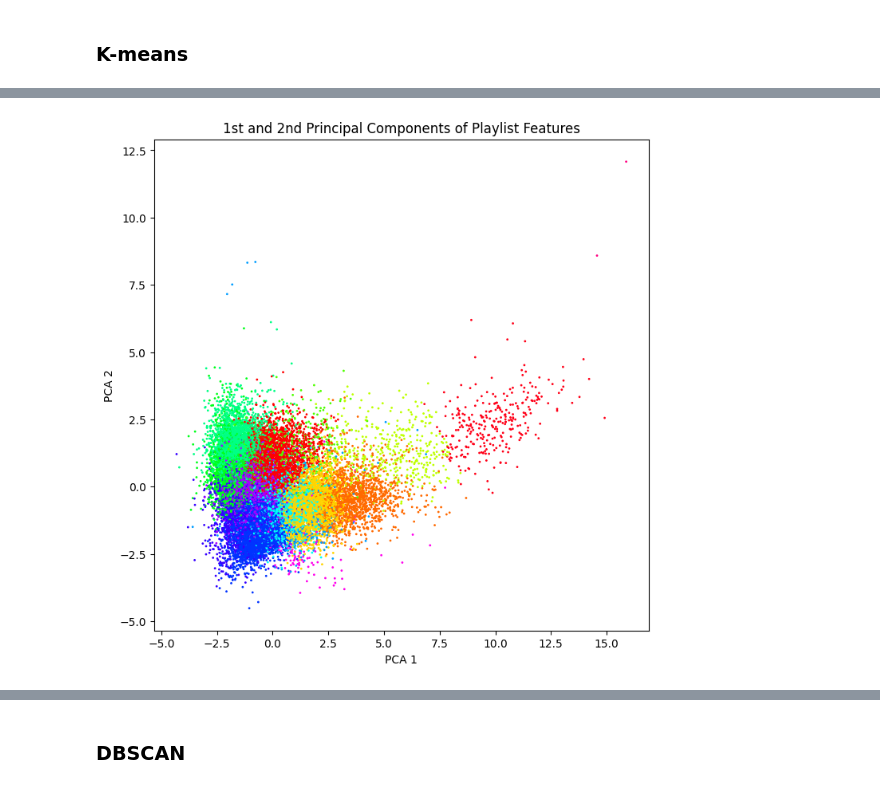
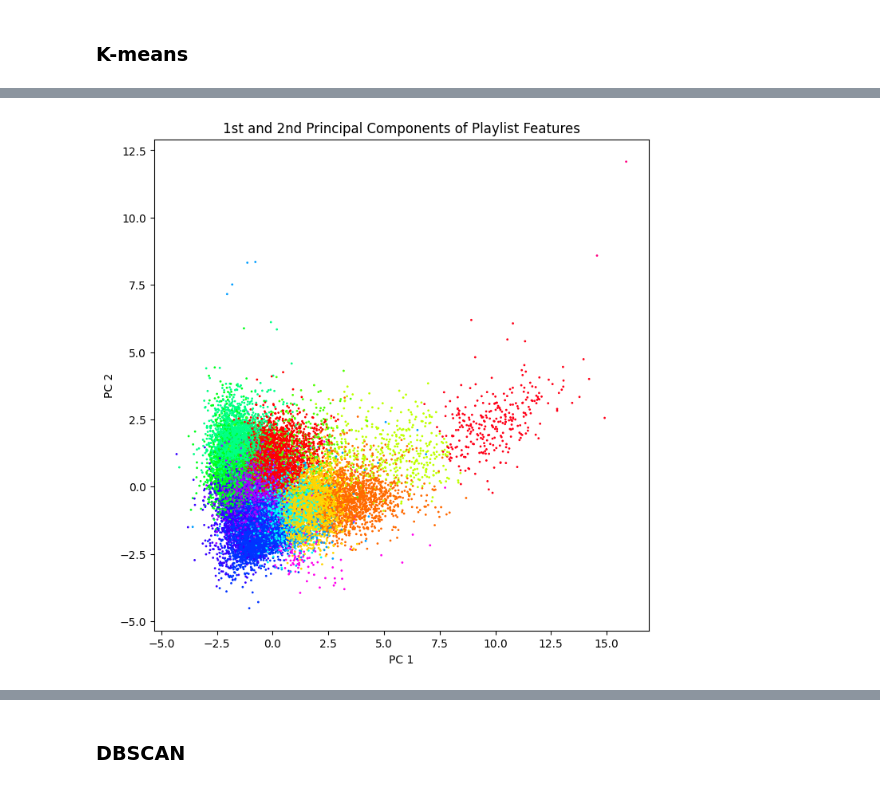
Before and after one commit to calebtham/playlister, a Jupyter notebook: cluster.ipynb, the cells around one changed output, grey strips where cells are left out. Drawn from its saved outputs; the diff is of its cells as text; code cells hidden in the pictures.

```diff
--- a/cluster.ipynb
+++ b/cluster.ipynb
@@ -131,15 +185,15 @@ for i in range(NUM_CLUSTERS):
 # %%
 pca = PCA()
 pca.fit(playlists_df[headers[2:]])
 x = pca.transform(playlists_df[headers[2:]])[:, 0]
 y = pca.transform(playlists_df[headers[2:]])[:, 1]
 
 # Plot clusters
 plt.figure(figsize=(8, 8))
 plt.scatter(x, y, c=kmeans.labels_, s=1, cmap='hsv')
 plt.title("1st and 2nd Principal Components of Playlist Features")
-plt.xlabel("PCA 1")
-plt.ylabel("PCA 2")
+plt.xlabel("PC 1")
+plt.ylabel("PC 2")
 plt.show()
 # %% [output]
-[figure, old version]
+[figure, new version]
```
Also changed, not shown: parts of 30 cells of this notebook, 1 other file.
